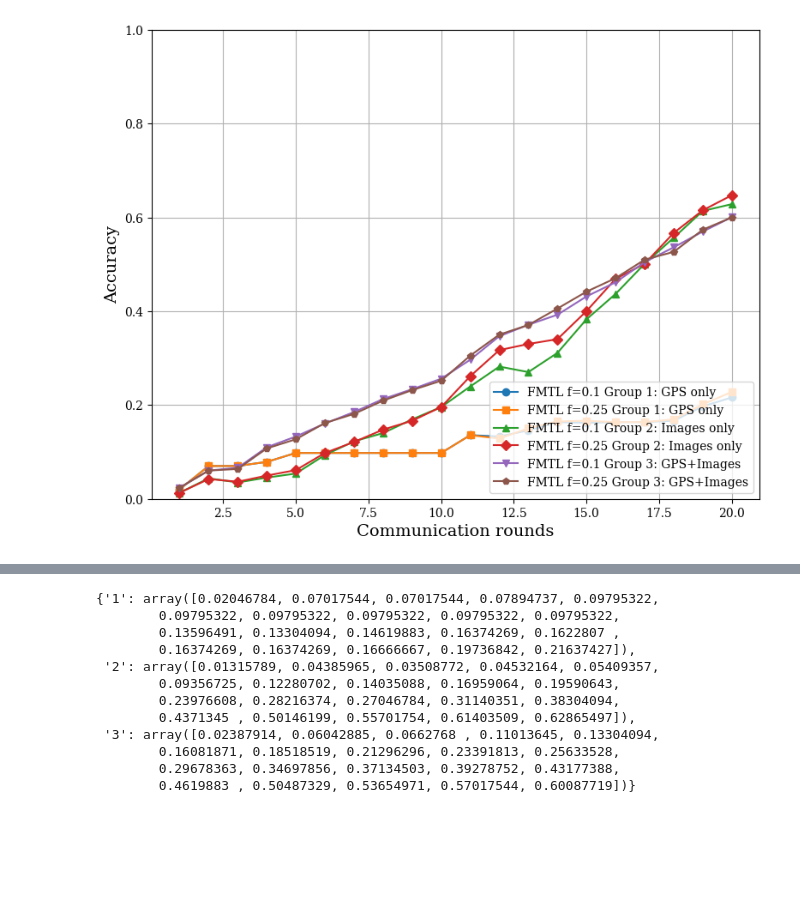
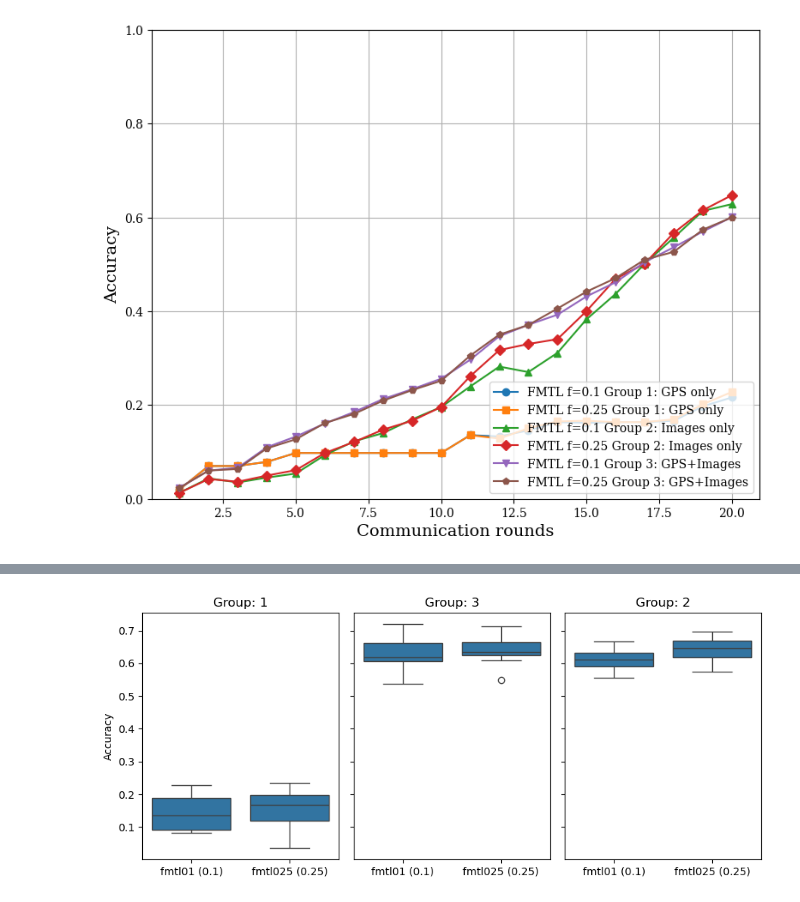
Before and after one commit to abdulmomen-ghalkha/Multimodal, a Jupyter notebook: plots/plot.ipynb, the cells around one changed output, grey strips where cells are left out. Drawn from its saved outputs; the diff is of its cells as text; code cells hidden in the pictures; blank space fills up the shorter version.

Commit message:
Add plot files

```diff
--- a/plots/plot.ipynb
+++ b/plots/plot.ipynb
@@ -1048,15 +1048,51 @@ plt.show()
 # %%
-fmtl01_group_val_accuracy_histories
+fmtl_metrics_file01 = f'{metrics_directory}FMTL_metrics_batch_randP_partial_0.1_20rounds_combinedloaders.json'
+fmtl_metrics_file025 = f'{metrics_directory}FMTL_metrics_batch_randP_partial_0.28_20rounds_combinedloaders.json'
+
+
+
+fmtl_metrics01 = load_json(fmtl_metrics_file01)
+fmtl_metrics025 = load_json(fmtl_metrics_file025)
+
+# Convert metrics to numpy arrays
+fmtl01_group_val_accuracy_histories = {k: np.array(v) for k, v in fmtl_metrics01['group_val_acc_mean'].items()}
+fmtl025_group_val_accuracy_histories = {k: np.array(v) for k, v in fmtl_metrics025['group_val_acc_mean'].items()}
+# Convert metrics to numpy arrays
+#fmtl01_group_train_accuracy_histories = {k: np.array(v) for k, v in fmtl_metrics01['group_train_acc_mean'].items()}
+#fmtl025_group_train_accuracy_histories = {k: np.array(v) for k, v in fmtl_metrics025['group_train_acc_mean'].items()}
+
+# Function to prepare boxplot data for a group
+def prepare_group_data(group_name):
+    data = []
+    labels = []
+    if group_name in fmtl01_group_val_accuracy_histories:
+        data.extend(fmtl01_group_val_accuracy_histories[group_name])
+        labels.extend(["fmtl01 (0.1)"] * len(fmtl01_group_val_accuracy_histories[group_name]))
+    if group_name in fmtl025_group_val_accuracy_histories:
+        data.extend(fmtl025_group_val_accuracy_histories[group_name])
+        labels.extend(["fmtl025 (0.25)"] * len(fmtl025_group_val_accuracy_histories[group_name]))
+
+    return pd.DataFrame({"Accuracy": data, "Algorithm": labels})
+
+# Get all unique groups
+all_groups = set(fmtl01_group_val_accuracy_histories.keys()).union(fmtl025_group_val_accuracy_histories.keys())
+
+# Set up a narrow, compact layout
+num_groups = len(all_groups)
+fig, axes = plt.subplots(1, num_groups, figsize=(num_groups * 3, 4), sharey=True)  # Narrow and small
+
+if num_groups == 1:
+    axes = [axes]  # Ensure axes is iterable for a single plot
+
+# Create a plot for each group
+for ax, group in zip(axes, all_groups):
+    df_group = prepare_group_data(group)
+    sns.boxplot(x="Algorithm", y="Accuracy", data=df_group, ax=ax)
+    ax.set_title(f"Group: {group}")
+    ax.set_xlabel("")  # Remove x-axis label for cleaner look
+
+# Adjust layout
+plt.tight_layout()
+plt.show()
 # %% [output]
-{'1': array([0.02046784, 0.07017544, 0.07017544, 0.07894737, 0.09795322,
-        0.09795322, 0.09795322, 0.09795322, 0.09795322, 0.09795322,
-        0.13596491, 0.13304094, 0.14619883, 0.16374269, 0.1622807 ,
-        0.16374269, 0.16374269, 0.16666667, 0.19736842, 0.21637427]),
- '2': array([0.01315789, 0.04385965, 0.03508772, 0.04532164, 0.05409357,
-        0.09356725, 0.12280702, 0.14035088, 0.16959064, 0.19590643,
-        0.23976608, 0.28216374, 0.27046784, 0.31140351, 0.38304094,
-        0.4371345 , 0.50146199, 0.55701754, 0.61403509, 0.62865497]),
- '3': array([0.02387914, 0.06042885, 0.0662768 , 0.11013645, 0.13304094,
-        0.16081871, 0.18518519, 0.21296296, 0.23391813, 0.25633528,
-        0.29678363, 0.34697856, 0.37134503, 0.39278752, 0.43177388,
-        0.4619883 , 0.50487329, 0.53654971, 0.57017544, 0.60087719])}
+[figure, added]
```
Also changed, not shown: parts of 2 cells of this notebook, 14 other files.
